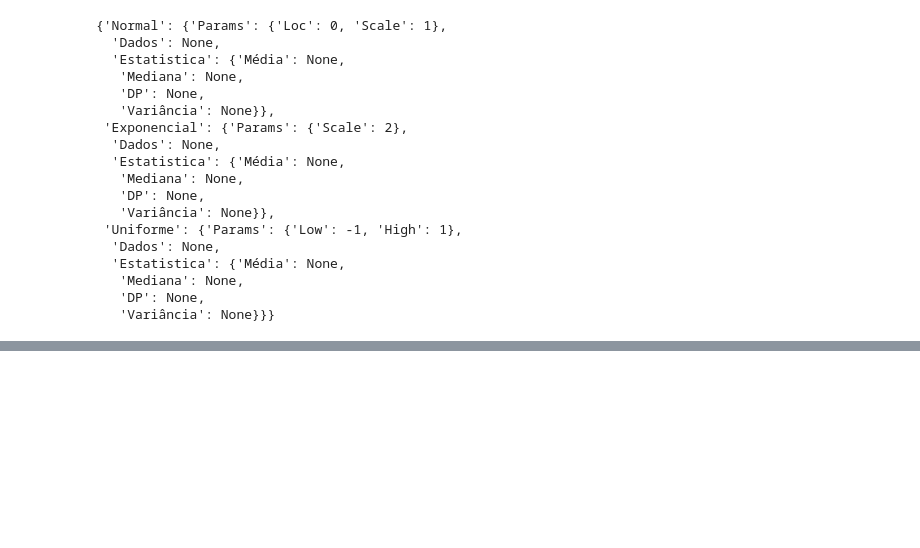
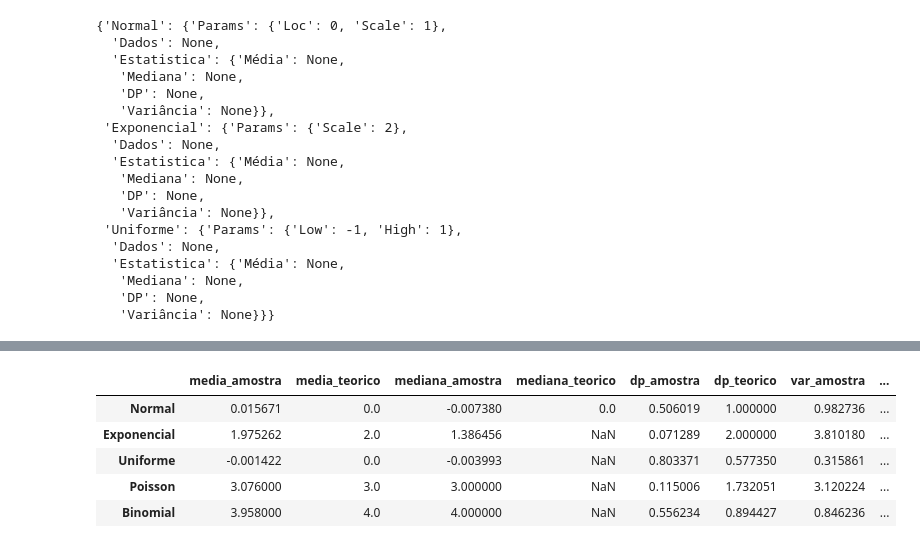
Before and after one commit to gverotti/perspectiva-dados, a Jupyter notebook: 20260316_Aula_Zero/20260316_revisao1.ipynb, the cells around one changed output, grey strips where cells are left out. Saved outputs shown, nothing was run; the diff lists cells and outputs as text; code cells hidden in the pictures; blank space fills up the shorter version.

```diff
--- a/20260316_Aula_Zero/20260316_revisao1.ipynb
+++ b/20260316_Aula_Zero/20260316_revisao1.ipynb
@@ -357,0 +437,19 @@ for nome in distrib.keys():
+# %%
+comparacao = (
+    pd.DataFrame({
+        nome: distrib[nome]['Estatistica']
+         for nome in distrib.keys()
+         })
+).T
+
+comparacao[[
+    'media_amostra' , 'media_teorico' , 'mediana_amostra' , 'mediana_teorico',
+    'dp_amostra' , 'dp_teorico' , 'var_amostra' , 'var_teorico'
+]]
+# %% [output]
+|  | media_amostra | media_teorico | mediana_amostra | mediana_teorico | dp_amostra | dp_teorico | var_amostra | ... |
+| Normal | 0.015671 | 0.0 | -0.007380 | 0.0 | 0.506019 | 1.000000 | 0.982736 | ... |
+| Exponencial | 1.975262 | 2.0 | 1.386456 | NaN | 0.071289 | 2.000000 | 3.810180 | ... |
+| Uniforme | -0.001422 | 0.0 | -0.003993 | NaN | 0.803371 | 0.577350 | 0.315861 | ... |
+| Poisson | 3.076000 | 3.0 | 3.000000 | NaN | 0.115006 | 1.732051 | 3.120224 | ... |
+| Binomial | 3.958000 | 4.0 | 4.000000 | NaN | 0.556234 | 0.894427 | 0.846236 | ... |
```
Also changed, not shown: parts of 28 cells of this notebook, 3 other files.
